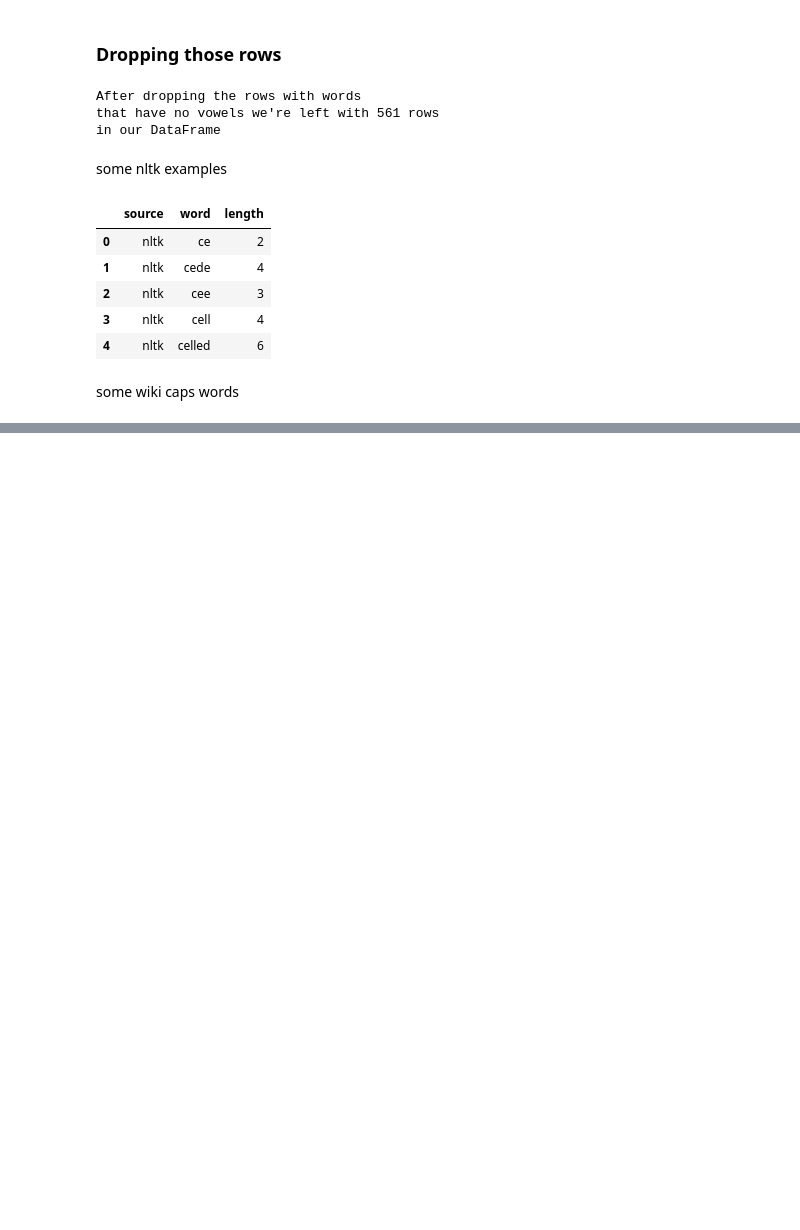
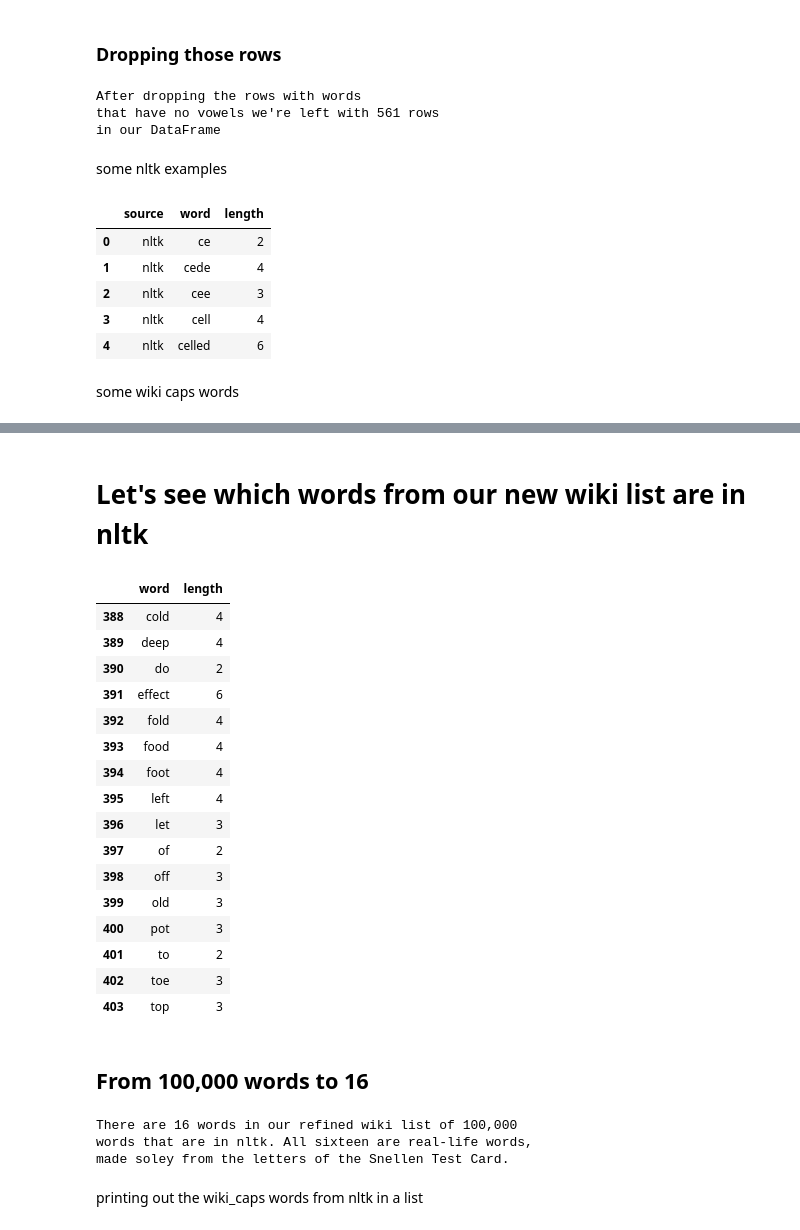
Before and after one commit to nate-walter/Words-From-The-Eye-Chart, a Jupyter notebook: Snellen_Words.ipynb, the cells around one changed output, grey strips where cells are left out. Saved outputs shown, nothing was run; the diff lists cells and outputs as text; code cells hidden in the pictures; blank space fills up the shorter version.

```diff
--- a/Snellen_Words.ipynb
+++ b/Snellen_Words.ipynb
@@ -1357,0 +1389,4 @@ data_caps.tail()
+# %%
+rows = [519, 500, 490, 443, 424, 417, 429]
+
+data_caps.drop(data_caps.index[rows], inplace=True,)
@@ -1357,0 +1435,36 @@ data_caps.tail()
+# %% [markdown]
+# Let's see which words from our new wiki list are in nltk
+# %%
+wiki_nltk_common = data_caps[data_caps['word'].duplicated()].drop('source', axis=1)
+# %%
+wiki_nltk_common
+# %% [output]
+|  | word | length |
+| 388 | cold | 4 |
+| 389 | deep | 4 |
+| 390 | do | 2 |
+| 391 | effect | 6 |
+| 392 | fold | 4 |
+| 393 | food | 4 |
+| 394 | foot | 4 |
+| 395 | left | 4 |
+| 396 | let | 3 |
+| 397 | of | 2 |
+| 398 | off | 3 |
+| 399 | old | 3 |
+| 400 | pot | 3 |
+| 401 | to | 2 |
+| 402 | toe | 3 |
+| 403 | top | 3 |
+# %% [markdown]
+## From 100,000 words to 16
+# %%
+print(f"""
+There are {len(wiki_nltk_common)} words in our refined wiki list of 100,000
+words that are in nltk. All sixteen are real-life words,
+made soley from the letters of the Snellen Test Card.
+""")
+# %% [output]
+There are 16 words in our refined wiki list of 100,000
+words that are in nltk. All sixteen are real-life words,
+made soley from the letters of the Snellen Test Card.
@@ -1357,0 +1473,2 @@ data_caps.tail()
+# %% [markdown]
+printing out the wiki_caps words from nltk in a list
```
Also changed, not shown: parts of 26 cells of this notebook.
